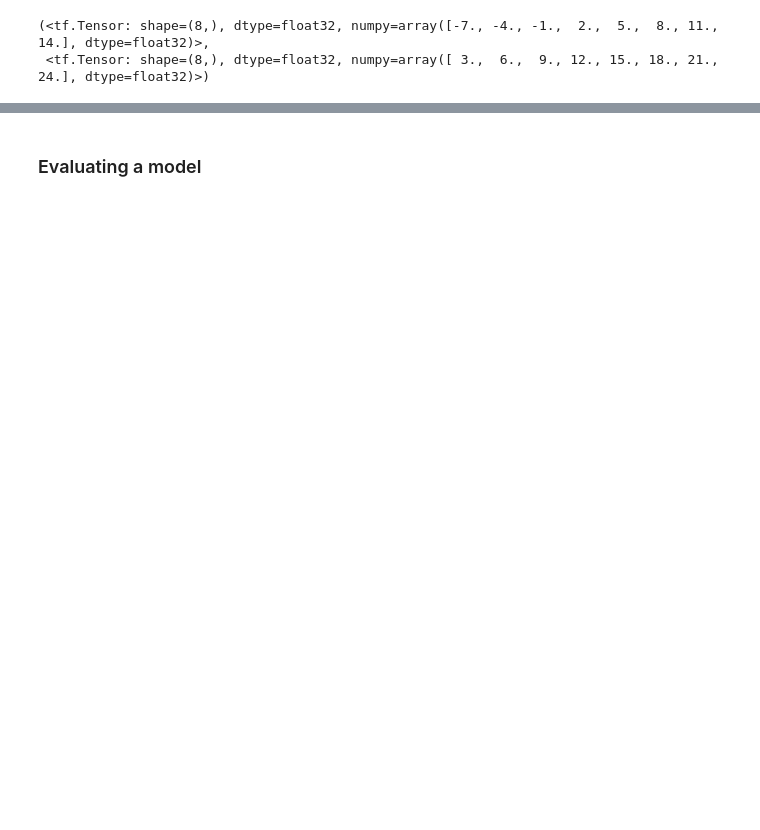
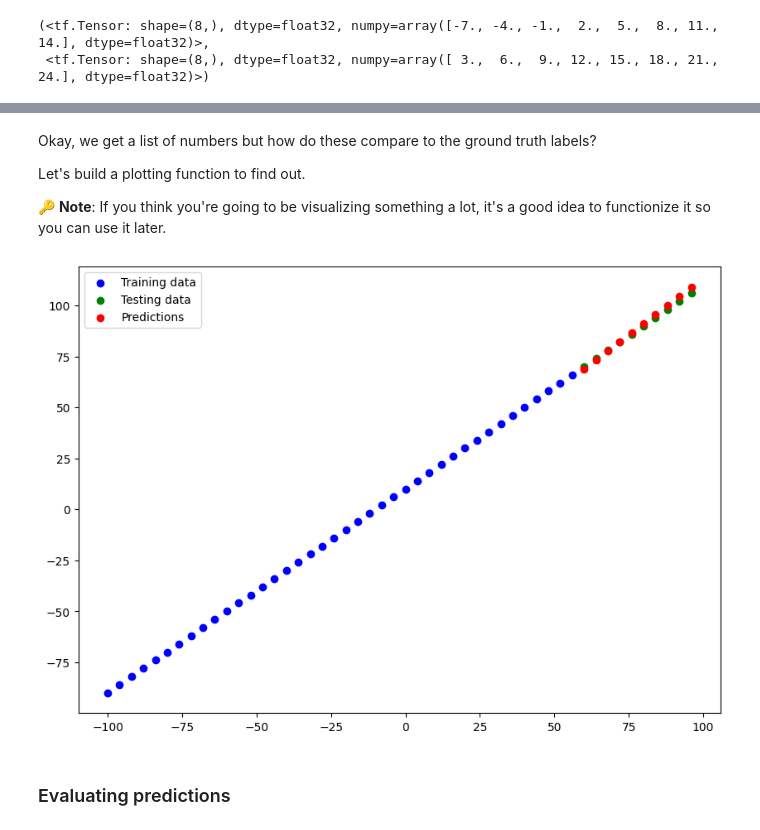
Before and after one commit to AsmitaKabra/Tensorflow, a Jupyter notebook: 01_neural_network_regression_with_tf.ipynb, the cells around one changed output, grey strips where cells are left out. Cells and saved outputs as stored; diff of their text form; code cells hidden in the pictures; blank space fills up the shorter version.

```diff
--- a/01_neural_network_regression_with_tf.ipynb
+++ b/01_neural_network_regression_with_tf.ipynb
@@ -174,0 +364,4 @@ array([[30.293394]], dtype=float32)
+# %%
+#Make predictions
+
+y_preds = model.predict(tf.expand_dims(X_test, axis=-1))
@@ -175,2 +383,32 @@ array([[30.293394]], dtype=float32)
+# %% [markdown]
+Okay, we get a list of numbers but how do these compare to the ground truth labels?
+
+Let's build a plotting function to find out.
+
+🔑 **Note**: If you think you're going to be visualizing something a lot, it's a good idea to functionize it so you can use it later.
+# %%
+def plot_predictions(train_data = X_train,
+                     train_labels = y_train,
+                     test_data = X_test,
+                     test_labels = Y_test,
+                     predictions=y_preds):
+  '''Plot training data , test data and compares predictions'''
+  plt.figure(figsize=(10,7))
+  #plot training data in blue
+  plt.scatter(train_data,train_labels,c="b",label = "Training data")
+  #Plot test data in green
+  plt.scatter(test_data , test_labels , c = "g",label = "Testing data")
+  #plot predictions in red(predictions were made in test data)
+  plt.scatter(test_data,predictions,c="r",label = "Predictions")
+  #Show the legend
+  plt.legend();
+# %%
+plot_predictions(train_data=X_train,
+                 train_labels = y_train,
+                 test_data=X_test,
+                 test_labels=Y_test,
+                 predictions = y_preds)
+# %% [output]
+[figure, added]
 # %% [markdown]
-### Evaluating a model
+### Evaluating predictions
```
Also changed, not shown: parts of 64 cells of this notebook.
